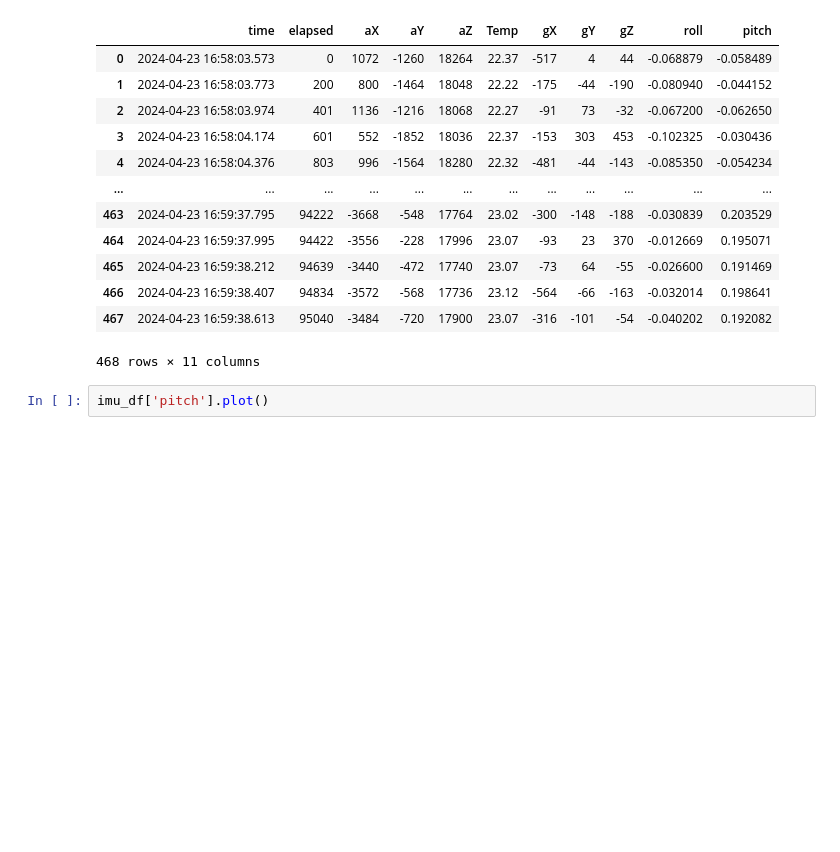
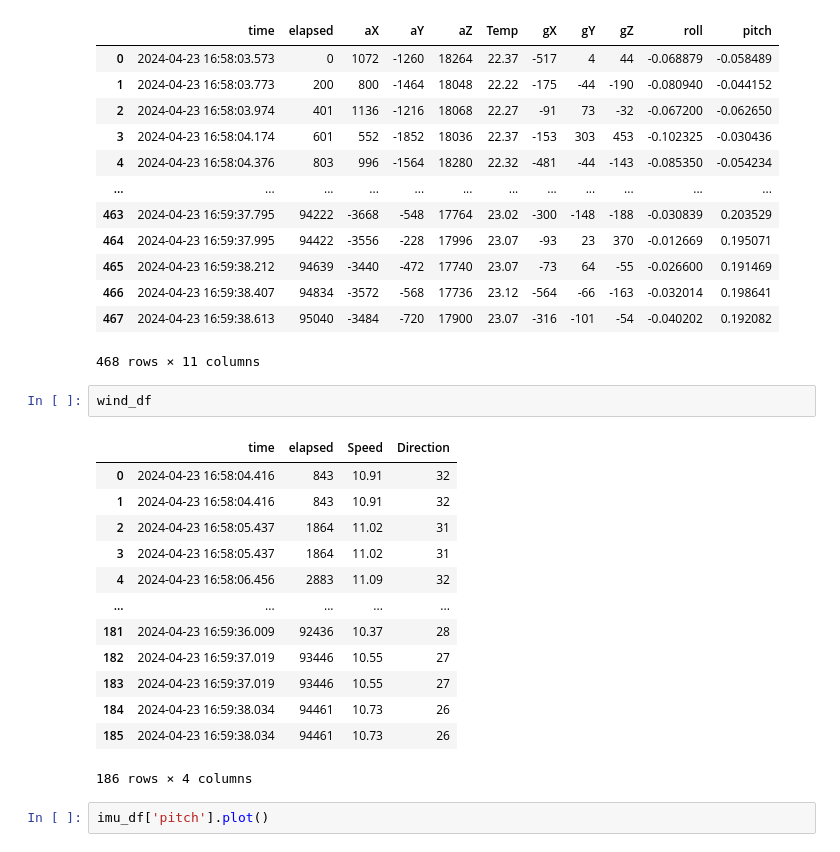
Before and after one commit to metisvela/sailtrack-wind, a Jupyter notebook: windMath_nb.ipynb, the cells around one changed output. Cells and saved outputs as stored; diff of their text form; blank space fills up the shorter version.

```diff
--- a/windMath_nb.ipynb
+++ b/windMath_nb.ipynb
@@ -122,6 +122,22 @@ imu_df
 | 466 | 2024-04-23 16:59:38.407 | 94834 | -3572 | -568 | 17736 | 23.12 | -564 | -66 | -163 | -0.032014 | 0.198641 |
 | 467 | 2024-04-23 16:59:38.613 | 95040 | -3484 | -720 | 17900 | 23.07 | -316 | -101 | -54 | -0.040202 | 0.192082 |
 468 rows × 11 columns
+# %%
+wind_df
+# %% [output]
+|  | time | elapsed | Speed | Direction |
+| 0 | 2024-04-23 16:58:04.416 | 843 | 10.91 | 32 |
+| 1 | 2024-04-23 16:58:04.416 | 843 | 10.91 | 32 |
+| 2 | 2024-04-23 16:58:05.437 | 1864 | 11.02 | 31 |
+| 3 | 2024-04-23 16:58:05.437 | 1864 | 11.02 | 31 |
+| 4 | 2024-04-23 16:58:06.456 | 2883 | 11.09 | 32 |
+| ... | ... | ... | ... | ... |
+| 181 | 2024-04-23 16:59:36.009 | 92436 | 10.37 | 28 |
+| 182 | 2024-04-23 16:59:37.019 | 93446 | 10.55 | 27 |
+| 183 | 2024-04-23 16:59:37.019 | 93446 | 10.55 | 27 |
+| 184 | 2024-04-23 16:59:38.034 | 94461 | 10.73 | 26 |
+| 185 | 2024-04-23 16:59:38.034 | 94461 | 10.73 | 26 |
+186 rows × 4 columns
 # %%
 imu_df['pitch'].plot()
 # %% [output]
```
Also changed, not shown: parts of 4 cells of this notebook, 5 other files.
